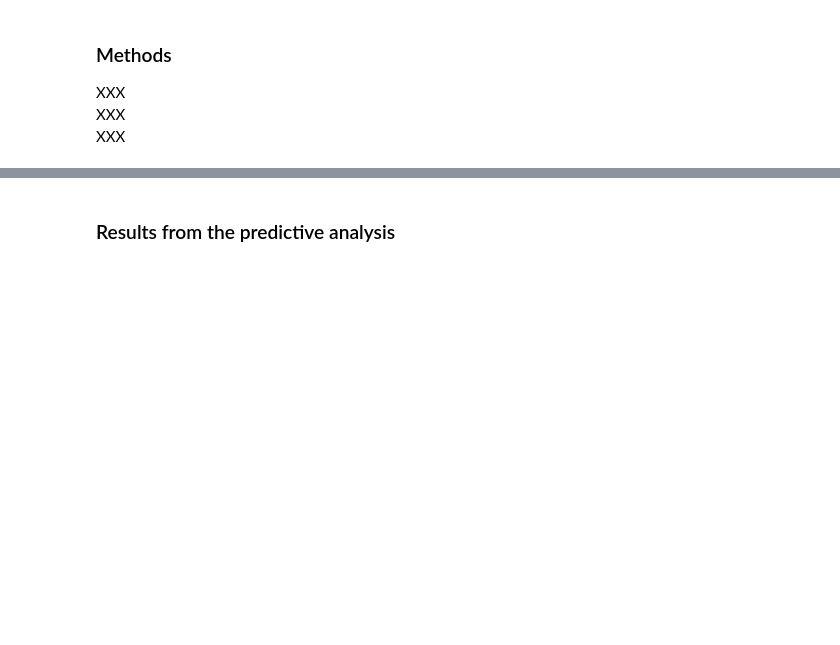
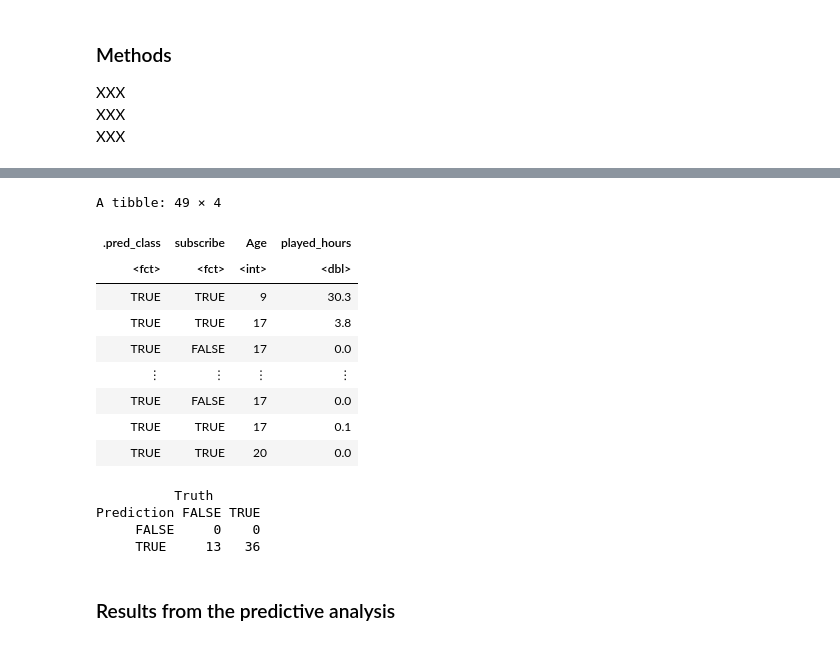
Before and after one commit to Loolin06/dsci-05-27, a Jupyter notebook: ProjectReport.ipynb, the cells around one changed output, grey strips where cells are left out. Cells and saved outputs as stored; diff of their text form; code cells hidden in the pictures; blank space fills up the shorter version.

```diff
--- a/ProjectReport.ipynb
+++ b/ProjectReport.ipynb
@@ -183,0 +247,23 @@ XXX
+# %%
+#best fit k is 15, adjust spec to fit
+knn_spec <-  nearest_neighbor(weight_func = "rectangular", neighbors = 15) |>
+    set_engine("kknn")|>
+    set_mode("classification")
+
+#final workflow trained
+players_workflow <- workflow() |>
+    add_recipe(players_recipe) |>
+    add_model(knn_tune) |>
+    fit(data = players_train)
+
+#check workflow on testing data
+predictions <- predict(players_workflow, players_test)|>
+    bind_cols(players_test)|>
+    select(.pred_class, subscribe, Age, played_hours)
+predictions
+
+#confusion matrix
+table <- predictions |>
+    conf_mat(truth = subscribe, estimate = .pred_class)
+table
+# %% [output]
@@ -183,0 +272,14 @@ XXX
+A tibble: 49 × 4
+| .pred_class | subscribe | Age | played_hours |
+| <fct> | <fct> | <int> | <dbl> |
+| TRUE | TRUE | 9 | 30.3 |
+| TRUE | TRUE | 17 | 3.8 |
+| TRUE | FALSE | 17 | 0.0 |
+| ⋮ | ⋮ | ⋮ | ⋮ |
+| TRUE | FALSE | 17 | 0.0 |
+| TRUE | TRUE | 17 | 0.1 |
+| TRUE | TRUE | 20 | 0.0 |
+          Truth
+Prediction FALSE TRUE
+     FALSE     0    0
+     TRUE     13   36
```
Also changed, not shown: parts of 5 cells of this notebook.
